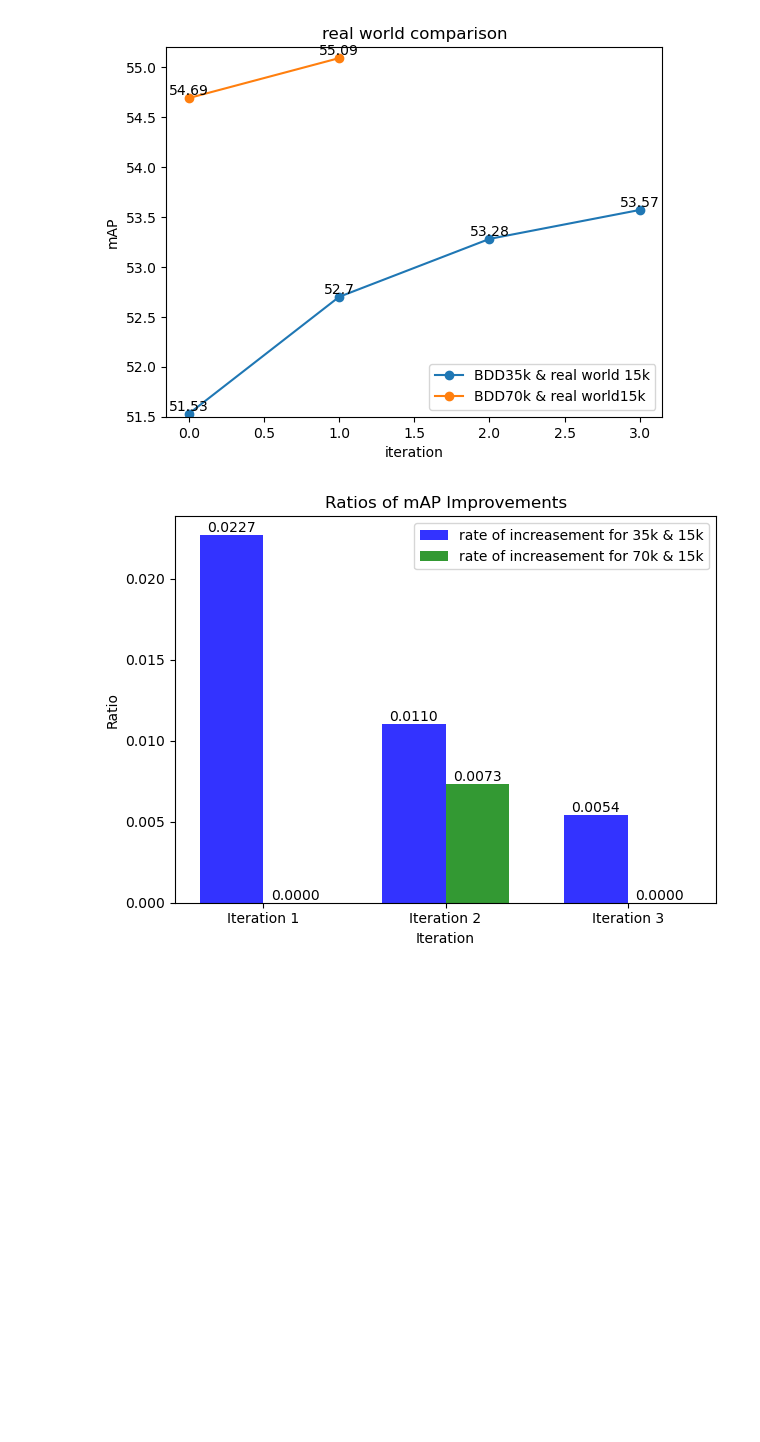
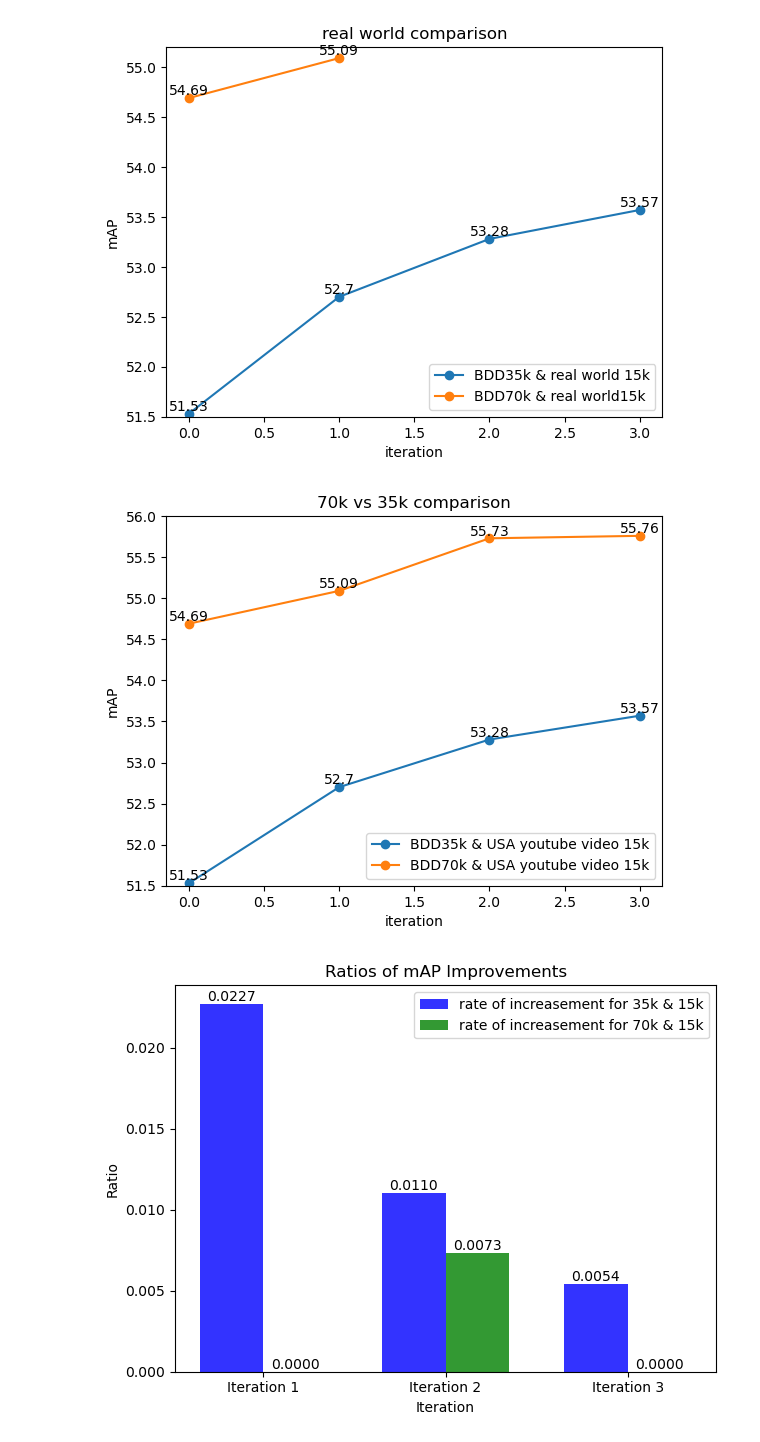
Before and after one commit to mykirk98/Algorithm, a Jupyter notebook: notebook.ipynb, the cells around one changed output. Cells and saved outputs as stored; diff of their text form; code cells hidden in the pictures; blank space fills up the shorter version.

```diff
--- a/notebook.ipynb
+++ b/notebook.ipynb
@@ -103,6 +103,30 @@ plt.savefig("./comparison_BDD35k+RL15k_vs_BDD70k_RL15k.jpg")
 plt.show()
 # %% [output]
 [figure]
+# %%
+import matplotlib.pyplot as plt
+
+data_source = ['BDD35k & USA youtube video 15k', 'BDD70k & USA youtube video 15k']
+mAP = [[51.53, 52.70, 53.28, 53.57],
+       [54.69, 55.09, 55.73, 55.76]]
+
+# 각 데이터 소스를 개별적으로 플로팅하고 레이블 추가
+for idx, source in enumerate(data_source):
+    plt.plot(mAP[idx], marker='o', label=source)
+    for i, mAP_value in enumerate(mAP[idx]):
+        plt.text(i, mAP_value, f'{mAP_value}', ha='center', va='bottom')
+
+plt.xlabel("iteration")
+plt.ylabel("mAP")
+plt.ylim(51.5, 56.0)  # y축 범위 설정
+plt.title("70k vs 35k comparison")
+
+plt.legend(loc='lower right')  # 범례 추가
+
+plt.savefig("./comparison_BDD35k+RL15k_vs_BDD70k_RL15k_by3rd_iter.jpg")
+plt.show()
+# %% [output]
+[figure, added]
 # %%
 mAP_35k_15k = [51.53, 52.70, 53.28, 53.57]
 mAP_70k_15k = [54.69, 54.69, 55.09, 55.09]
```
Also changed, not shown: parts of 2 cells of this notebook, 3 other files.
